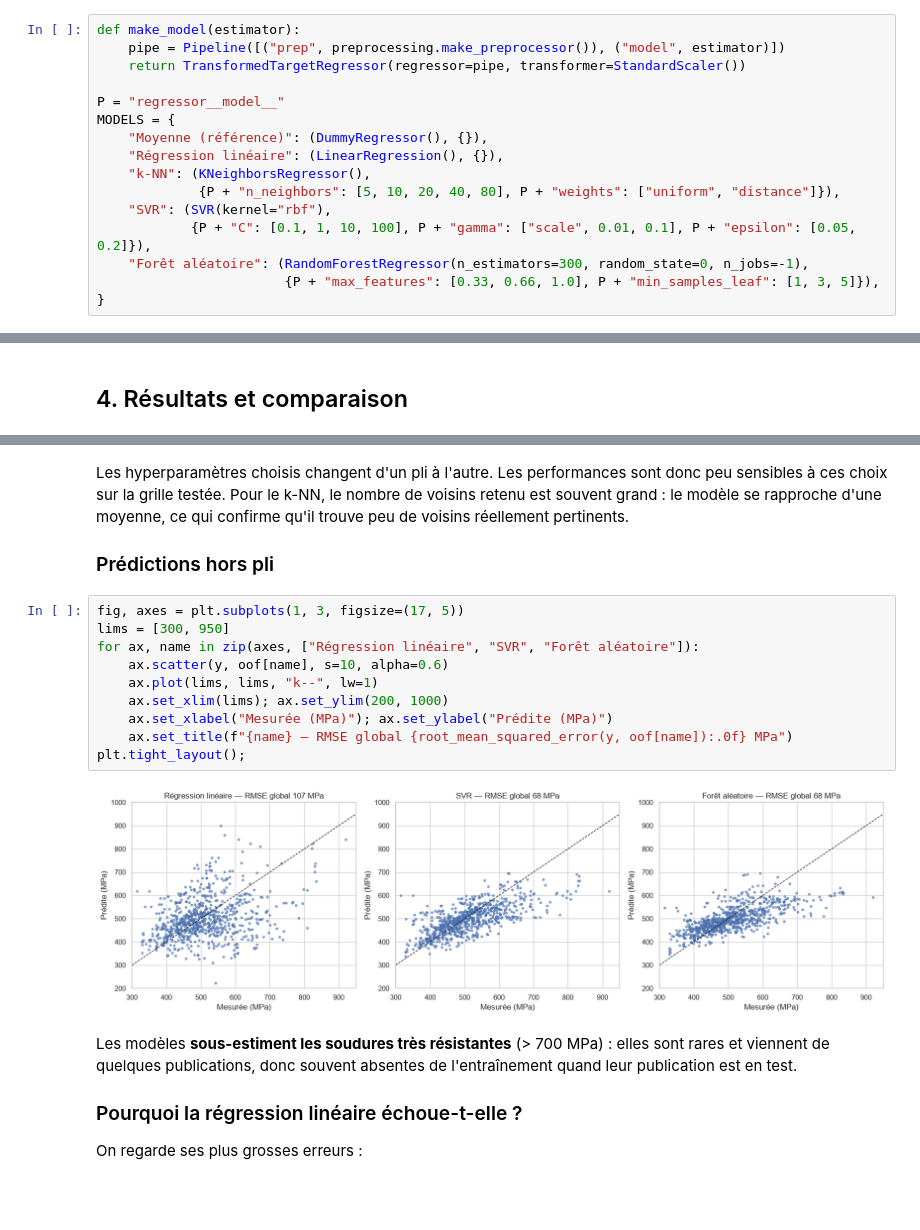
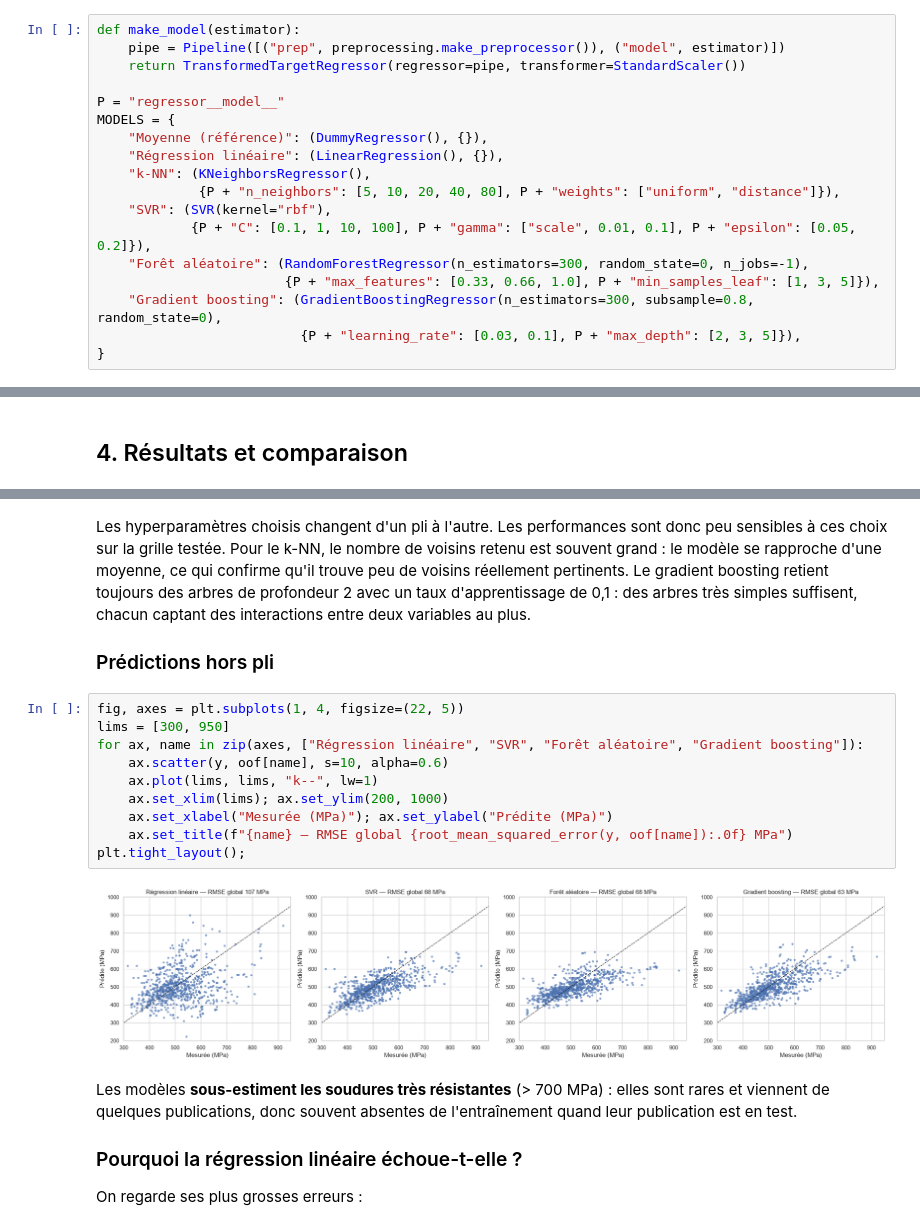
Before and after one commit to hiboujoyeux/soudure-ml-cs, a Jupyter notebook: notebooks/03_modeles_limite_elasticite.ipynb, the cells around one changed output, grey strips where cells are left out. Drawn from its saved outputs; the diff is of its cells as text; blank space fills up the shorter version.

Commit message:
added gradient boosting to notebooks 3 and 4

```diff
--- a/notebooks/03_modeles_limite_elasticite.ipynb
+++ b/notebooks/03_modeles_limite_elasticite.ipynb
@@ -148,6 +153,8 @@ MODELS = {
             {P + "C": [0.1, 1, 10, 100], P + "gamma": ["scale", 0.01, 0.1], P + "epsilon": [0.05, 0.2]}),
     "Forêt aléatoire": (RandomForestRegressor(n_estimators=300, random_state=0, n_jobs=-1),
                         {P + "max_features": [0.33, 0.66, 1.0], P + "min_samples_leaf": [1, 3, 5]}),
+    "Gradient boosting": (GradientBoostingRegressor(n_estimators=300, subsample=0.8, random_state=0),
+                          {P + "learning_rate": [0.03, 0.1], P + "max_depth": [2, 3, 5]}),
 }
 # %%
 outer_cv = GroupKFold(n_splits=5)
@@ -244,21 +256,23 @@ pd.DataFrame(best_params).set_index(["modèle", "pli"]).sort_index()
 Les hyperparamètres choisis changent d'un pli à l'autre. Les performances sont donc peu
 sensibles à ces choix sur la grille testée. Pour le k-NN, le nombre de voisins retenu est
 souvent grand : le modèle se rapproche d'une moyenne, ce qui confirme qu'il trouve peu de
-voisins réellement pertinents.
+voisins réellement pertinents. Le gradient boosting retient toujours des arbres de profondeur 2
+avec un taux d'apprentissage de 0,1 : des arbres très simples suffisent, chacun captant des
+interactions entre deux variables au plus.
 
 ### Prédictions hors pli
 # %%
-fig, axes = plt.subplots(1, 3, figsize=(17, 5))
+fig, axes = plt.subplots(1, 4, figsize=(22, 5))
 lims = [300, 950]
-for ax, name in zip(axes, ["Régression linéaire", "SVR", "Forêt aléatoire"]):
+for ax, name in zip(axes, ["Régression linéaire", "SVR", "Forêt aléatoire", "Gradient boosting"]):
     ax.scatter(y, oof[name], s=10, alpha=0.6)
     ax.plot(lims, lims, "k--", lw=1)
     ax.set_xlim(lims); ax.set_ylim(200, 1000)
     ax.set_xlabel("Mesurée (MPa)"); ax.set_ylabel("Prédite (MPa)")
     ax.set_title(f"{name} — RMSE global {root_mean_squared_error(y, oof[name]):.0f} MPa")
 plt.tight_layout();
 # %% [output]
-[figure, old version]
+[figure, new version]
 # %% [markdown]
 Les modèles **sous-estiment les soudures très résistantes** (> 700 MPa) : elles sont rares et
 viennent de quelques publications, donc souvent absentes de l'entraînement quand leur
```
Also changed, not shown: parts of 13 cells of this notebook, 8 other files.
